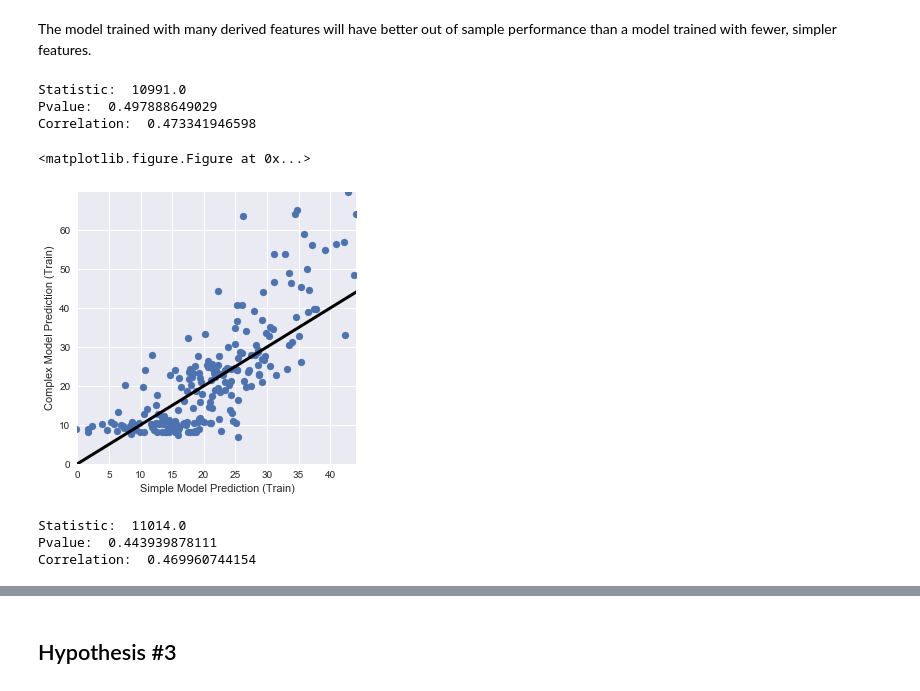
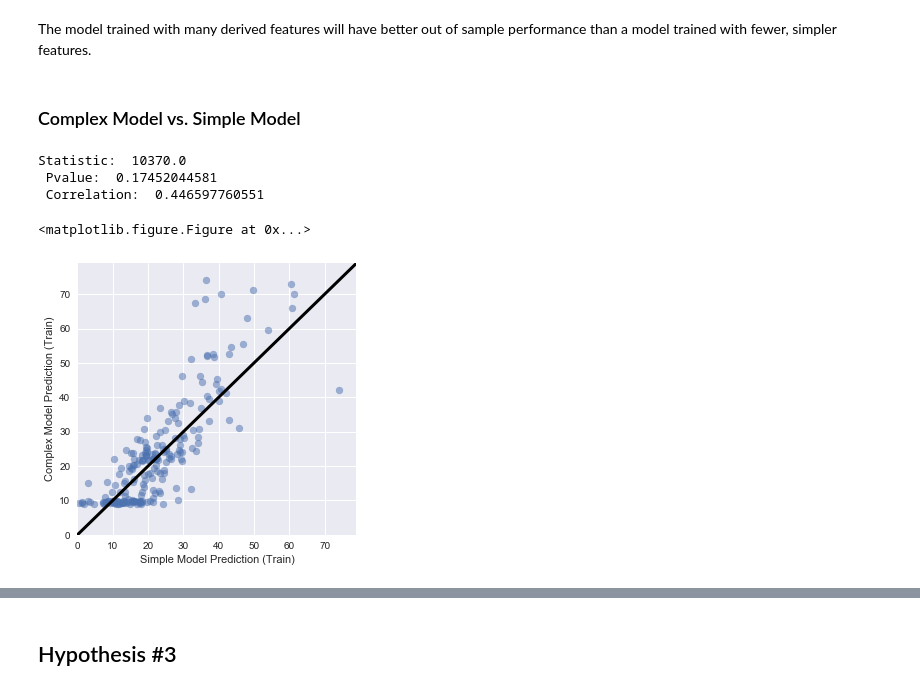
Before and after one commit to niniko1997/NNDSP, a Jupyter notebook: anal/analysis_notebooks/machine_learning.ipynb, the cells around one changed output, grey strips where cells are left out. Cells and saved outputs as stored; diff of their text form; code cells hidden in the pictures.

Commit message:
added readme and notebooks

```diff
--- a/anal/analysis_notebooks/machine_learning.ipynb
+++ b/anal/analysis_notebooks/machine_learning.ipynb
@@ -1049,0 +857,10 @@ print(percentile_mae)
+# %%
+arr_mae_nki = get_arr_mae(df_nki_random_ages, df_nki_subject_ages)
+# %%
+nki_lines = {
+    'MAE Complex Model (NKI)' : mean_absolute_error(df_data_nki_ca.iloc[:,5125], y_predicted_stack_nki),
+    'MAE Simple Model (NKI)' : mean_absolute_error(df_nki_atf.age, y_predicted_nki_atf),
+    #'MAE Simple Stacked Model (NKI)' : mean_absolute_error(df_nki_atf.age, y_predicted_nki_ss),
+}
+plot_rand_hist(arr_mae_nki, nki_lines, xlim_min =4, title='NKI Data',
+              set_context='notebook', fig_tuple=(7, 5), legend=False)
@@ -1051,53 +887,20 @@ print(percentile_mae)
 ## Hypothesis #2
 # %% [markdown]
 The model trained with many derived features will have better out of sample performance than a model trained with fewer, simpler features.
-# %%
-def plot_simple_v_complex(y_one, y_two, title=None):
-    if title == None:
-        add = ""
-    else:
-        add = title
-
-    plt.figure(1)
-    plt.figure(figsize=(5,5))
-    plt.plot(numpy.arange(0,80,0.1), numpy.arange(0,80,0.1), c='black', linewidth = 3)
-    plt.scatter(y_one, y_two)
-    plt.ylim(0, max(y_two))
-    plt.xlim(0, max(y_one))
-    plt.xlabel("Simple Model Prediction " + add)
-    plt.ylabel("Complex Model Prediction " + add)
-
-    plt.show()
-# %%
-# Wilcoxon on the Training Set
-from scipy.stats import wilcoxon
-statistic, pvalue = wilcoxon(y_predicted_train_atf, dd_train.pred_age_train)
-
-sum = len(dd_train.pred_age_train)*(len(dd_train.pred_age_train)+1)/2
-
-print("Statistic: ", statistic)
-print("Pvalue: ", pvalue)
-print("Correlation: ", statistic/sum)
-# %% [output]
-Statistic:  10991.0
-Pvalue:  0.497888649029
-Correlation:  0.473341946598
+# %% [markdown]
+### Complex Model vs. Simple Model
+# %%
+temp_tr = y_train_atf.assign(y_pred = y_predicted_train_atf).sort_index()
+
+statistic, pvalue, sum = wilcoxon_sum(np.subtract(temp_tr.y_pred.values, temp_tr.age_at_scan.values),
+                                      np.subtract(dd_train.pred_age_train, dd_train.age_at_scan))
+print("Statistic: ", statistic, '\n', "Pvalue: ", pvalue, '\n',"Correlation: ", statistic/sum)
+# %% [output]
+Statistic:  10370.0
+ Pvalue:  0.17452044581
+ Correlation:  0.446597760551
 # %%
-plot_simple_v_complex(y_predicted_train_atf, dd_train.pred_age_train, "(Train)")
+plot_simple_v_complex(temp_tr.y_pred.values, dd_train.pred_age_train, "(Train)")
 # %% [output]
 <matplotlib.figure.Figure at 0x...>
-[figure, old version]
+[figure, new version]
-# %%
-# Wilcoxon on the Test Set
-from scipy.stats import wilcoxon
-statistic, pvalue = wilcoxon(y_predicted_test_atf, dd_test.pred_age_test)
-
-sum = len(dd_test.pred_age_test)*(len(dd_test.pred_age_test)+1)/2
-
-print("Statistic: ", statistic)
-print("Pvalue: ", pvalue)
-print("Correlation: ", statistic/sum)
-# %% [output]
-Statistic:  11014.0
-Pvalue:  0.443939878111
-Correlation:  0.469960744154
```
Also changed, not shown: parts of 243 cells of this notebook, 15 other files.
